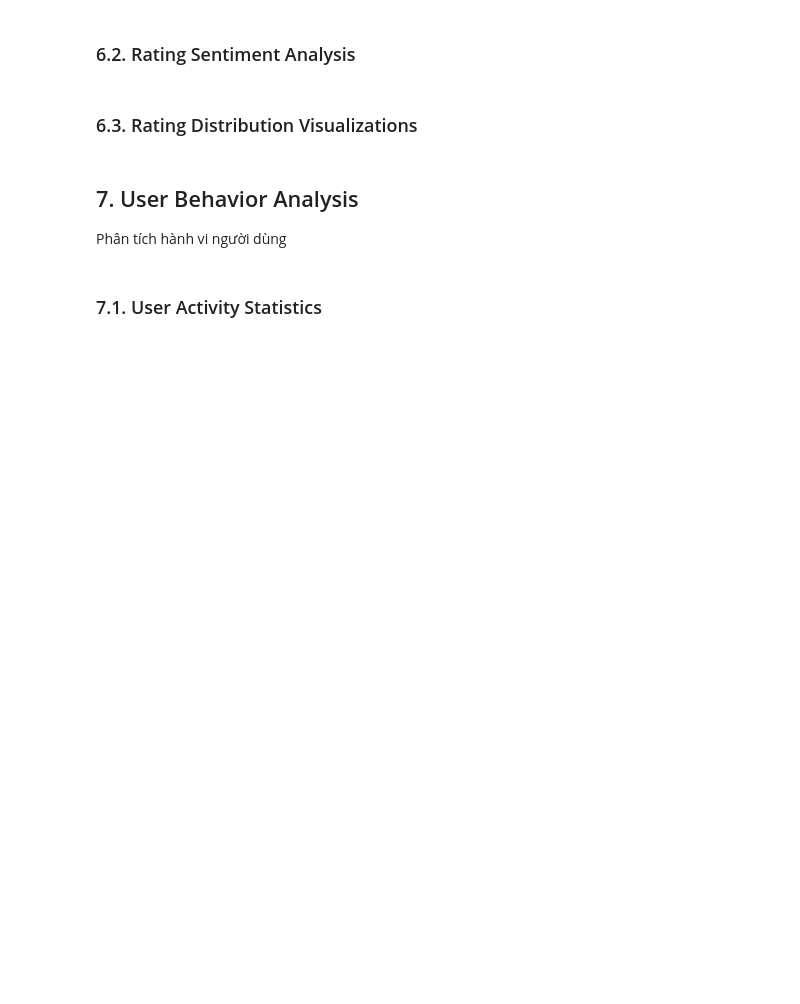
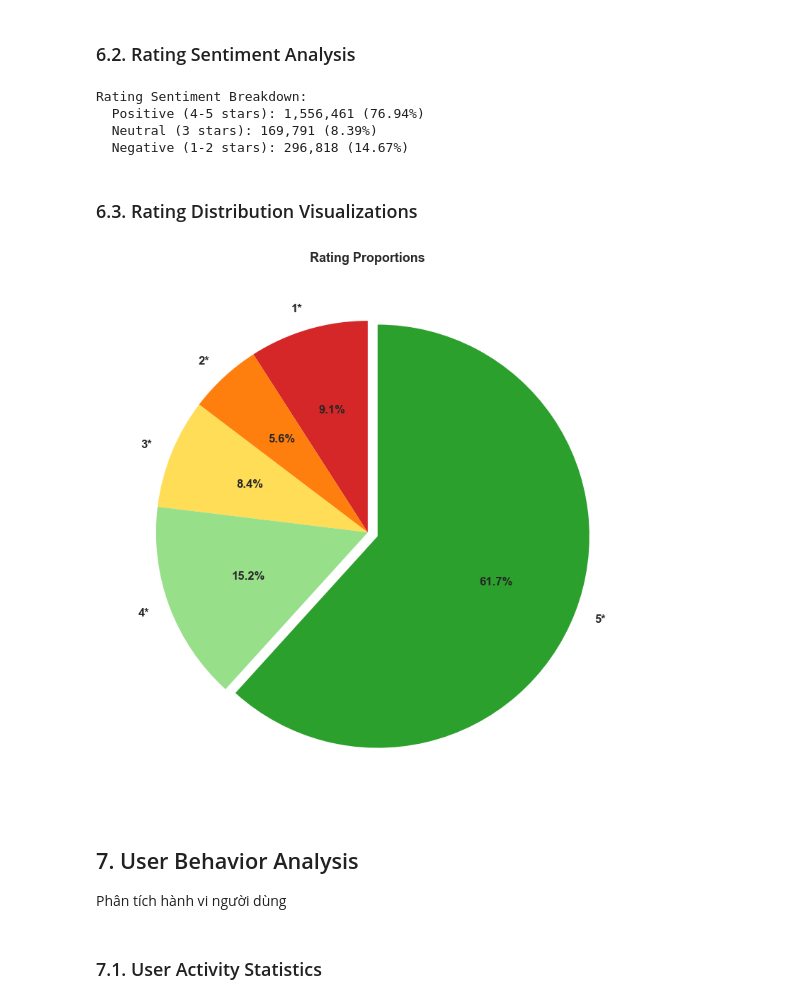
Before and after one commit to KuongB/lab02-ltkhdl, a Jupyter notebook: notebooks/01_data_exploration.ipynb, the cells around one changed output. Cells and saved outputs as stored; diff of their text form; code cells hidden in the pictures; blank space fills up the shorter version.

```diff
--- a/notebooks/01_data_exploration.ipynb
+++ b/notebooks/01_data_exploration.ipynb
@@ -333,75 +408,31 @@ print("Rating Sentiment Breakdown:")
 print(f"  Positive (4-5 stars): {positive_ratings:,} ({positive_pct:.2f}%)")
 print(f"  Neutral (3 stars): {neutral_ratings:,} ({neutral_pct:.2f}%)")
 print(f"  Negative (1-2 stars): {negative_ratings:,} ({negative_pct:.2f}%)")
-
-if positive_pct > 60:
-    print("\n  ⚠ Positive bias detected - users tend to give high ratings")
-elif negative_pct > 40:
-    print("\n  ⚠ Negative bias detected - users tend to give low ratings")
-else:
-    print("\n  ✓ Ratings are relatively balanced")
+# %% [output]
+Rating Sentiment Breakdown:
+  Positive (4-5 stars): 1,556,461 (76.94%)
+  Neutral (3 stars): 169,791 (8.39%)
+  Negative (1-2 stars): 296,818 (14.67%)
 # %% [markdown]
 ### 6.3. Rating Distribution Visualizations
 # %%
-fig, axes = plt.subplots(2, 2, figsize=(14, 10))
-fig.suptitle('Rating Distribution Analysis', fontsize=16, fontweight='bold')
+fig, axes = plt.subplots(figsize=(8,8))
+colors_bars = ['#d62728', '#ff7f0e', '#ffdd57', '#98df8a', '#2ca02c']
 
-# Bar chart - Rating frequency
-ax1 = axes[0, 0]
-colors_bars = ['#d62728', '#ff7f0e', '#ffdd57', '#98df8a', '#2ca02c']
-bars = ax1.bar(rating_values, rating_counts, color=colors_bars, edgecolor='black', alpha=0.8, width=0.6)
-ax1.set_xlabel('Rating Value', fontsize=12)
-ax1.set_ylabel('Count', fontsize=12)
-ax1.set_title('Rating Frequency Distribution', fontsize=13, fontweight='bold')
-ax1.set_xticks(rating_values)
-ax1.grid(True, alpha=0.3, axis='y')
-
-# Add percentage labels
-for bar, count, pct in zip(bars, rating_counts, rating_percentages):
-    height = bar.get_height()
-    ax1.text(bar.get_x() + bar.get_width()/2., height,
-            f'{int(count):,}\n({pct:.1f}%)',
-            ha='center', va='bottom', fontsize=9, fontweight='bold')
 
 # Pie chart - Rating proportions
-ax2 = axes[0, 1]
 explode = [0.05 if pct == max(rating_percentages) else 0 for pct in rating_percentages]
-ax2.pie(rating_counts, labels=[f'{int(r)}★' for r in rating_values],
+axes.pie(rating_counts, labels=[f'{int(r)}*' for r in rating_values],
         autopct='%1.1f%%', colors=colors_bars, explode=explode,
-        startangle=90, textprops={'fontsize': 11, 'weight': 'bold'})
-ax2.set_title('Rating Proportions', fontsize=13, fontweight='bold')
+        startangle=90, textprops={'fontsize': 12, 'weight': 'bold'})
+axes.set_title('Rating Proportions', fontsize=13, fontweight='bold')
 
-# Histogram with density
-ax3 = axes[1, 0]
-ax3.hist(ratings, bins=50, color='steelblue', alpha=0.7, edgecolor='black')
-ax3.axvline(mean_rating, color='red', linestyle='--', linewidth=2, label=f'Mean: {mean_rating:.2f}')
-ax3.axvline(median_rating, color='green', linestyle='--', linewidth=2, label=f'Median: {median_rating:.1f}')
-ax3.set_xlabel('Rating Value', fontsize=12)
-ax3.set_ylabel('Frequency', fontsize=12)
-ax3.set_title('Rating Histogram', fontsize=13, fontweight='bold')
-ax3.legend(fontsize=10)
-ax3.grid(True, alpha=0.3)
 
-# Sentiment categories bar chart
-ax4 = axes[1, 1]
-categories = ['Negative\n(1-2★)', 'Neutral\n(3★)', 'Positive\n(4-5★)']
-category_counts = np.array([negative_ratings, neutral_ratings, positive_ratings])
-category_colors = ['#e74c3c', '#f39c12', '#27ae60']
-
-bars4 = ax4.bar(categories, category_counts, color=category_colors, edgecolor='black', alpha=0.8)
-ax4.set_ylabel('Count', fontsize=12)
-ax4.set_title('Rating Sentiment Distribution', fontsize=13, fontweight='bold')
-ax4.grid(True, alpha=0.3, axis='y')
-
-for bar, count in zip(bars4, category_counts):
-    height = bar.get_height()
-    pct = (count / total_ratings) * 100
-    ax4.text(bar.get_x() + bar.get_width()/2., height,
-            f'{int(count):,}\n({pct:.1f}%)',
-            ha='center', va='bottom', fontsize=10, fontweight='bold')
 
 plt.tight_layout()
 plt.show()
+# %% [output]
+[figure, added]
 # %% [markdown]
 ## 7. User Behavior Analysis
 
```
Also changed, not shown: parts of 19 cells of this notebook.
